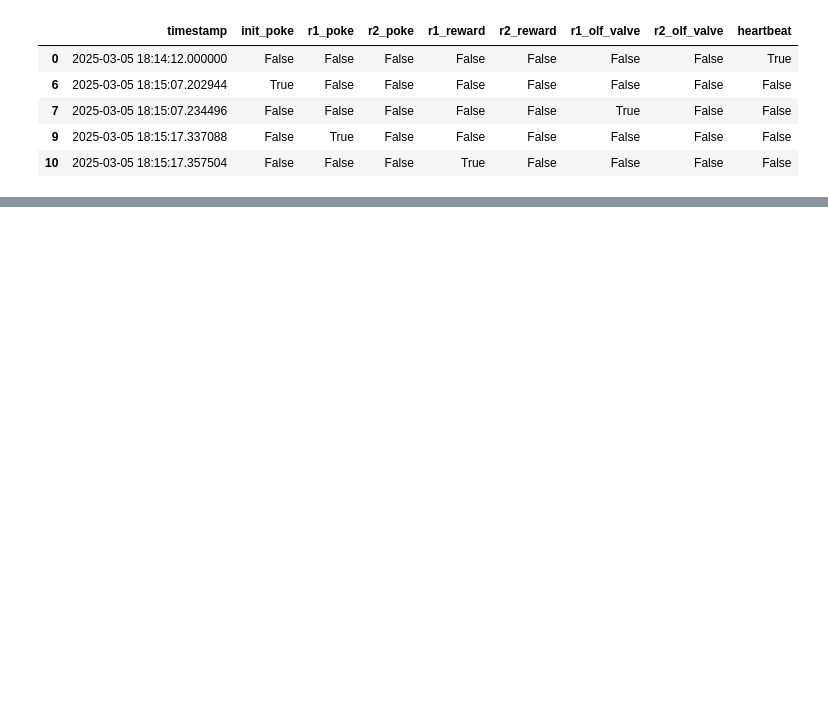
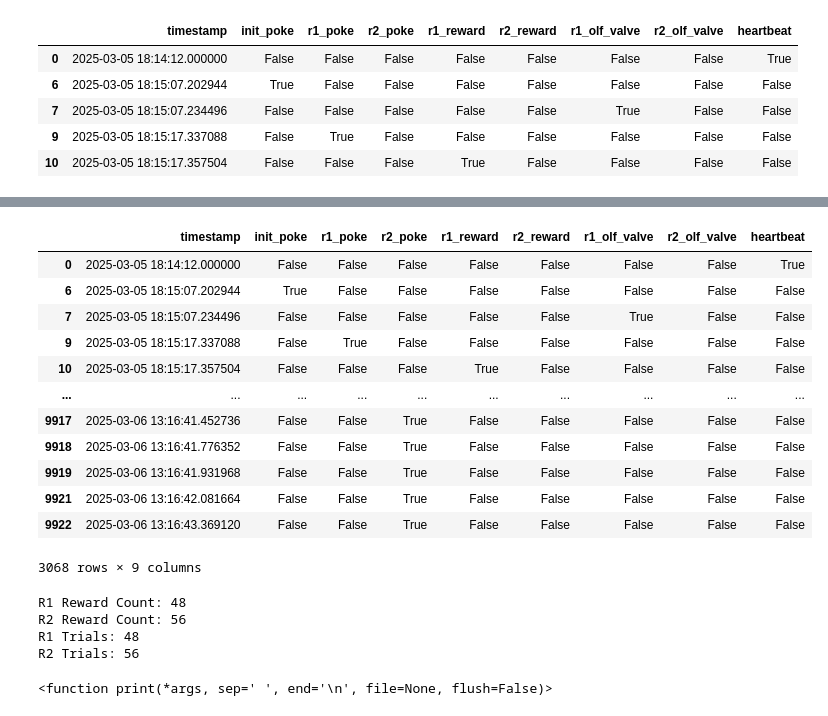
Before and after one commit to SainsburyWellcomeCentre/hypnose-analysis, a Jupyter notebook: notebook/process_session.ipynb, the cells around one changed output, grey strips where cells are left out. Drawn from its saved outputs; the diff is of its cells as text; code cells hidden in the pictures; blank space fills up the shorter version.

```diff
--- a/notebook/process_session.ipynb
+++ b/notebook/process_session.ipynb
@@ -305,0 +318,32 @@ NameError: name 'period_data' is not defined
+# %%
+events_df_adjusted
+# %% [output]
+|  | timestamp | init_poke | r1_poke | r2_poke | r1_reward | r2_reward | r1_olf_valve | r2_olf_valve | heartbeat |
+| 0 | 2025-03-05 18:14:12.000000 | False | False | False | False | False | False | False | True |
+| 6 | 2025-03-05 18:15:07.202944 | True | False | False | False | False | False | False | False |
+| 7 | 2025-03-05 18:15:07.234496 | False | False | False | False | False | True | False | False |
+| 9 | 2025-03-05 18:15:17.337088 | False | True | False | False | False | False | False | False |
+| 10 | 2025-03-05 18:15:17.357504 | False | False | False | True | False | False | False | False |
+| ... | ... | ... | ... | ... | ... | ... | ... | ... | ... |
+| 9917 | 2025-03-06 13:16:41.452736 | False | False | True | False | False | False | False | False |
+| 9918 | 2025-03-06 13:16:41.776352 | False | False | True | False | False | False | False | False |
+| 9919 | 2025-03-06 13:16:41.931968 | False | False | True | False | False | False | False | False |
+| 9921 | 2025-03-06 13:16:42.081664 | False | False | True | False | False | False | False | False |
+| 9922 | 2025-03-06 13:16:43.369120 | False | False | True | False | False | False | False | False |
+3068 rows × 9 columns
+# %%
+r1_reward_count = events_df_adjusted['r1_reward'].sum()
+r1_trials = events_df_adjusted['r1_olf_valve'].sum()
+r2_reward_count = events_df_adjusted['r2_reward'].sum()
+r2_trials = events_df_adjusted['r2_olf_valve'].sum()
+print("R1 Reward Count:", r1_reward_count)
+print("R2 Reward Count:", r2_reward_count)
+print("R1 Trials:", r1_trials)
+print("R2 Trials:", r2_trials)
+print
+# %% [output]
+R1 Reward Count: 48
+R2 Reward Count: 56
+R1 Trials: 48
+R2 Trials: 56
+<function print(*args, sep=' ', end='\n', file=None, flush=False)>
```
Also changed, not shown: parts of 1 cell of this notebook, 1 other file.
